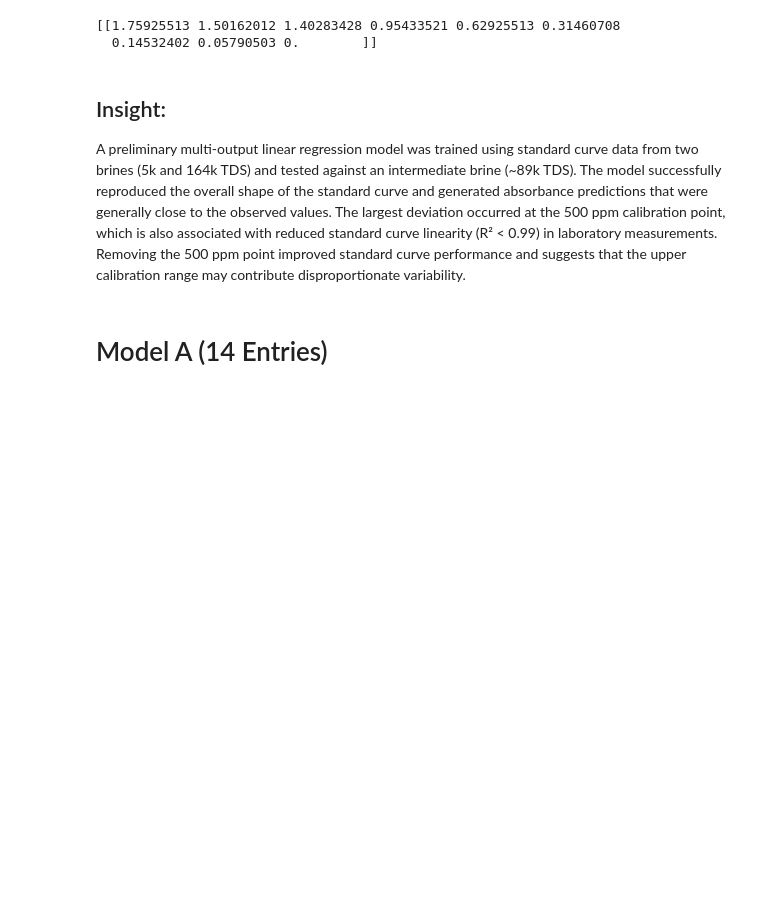
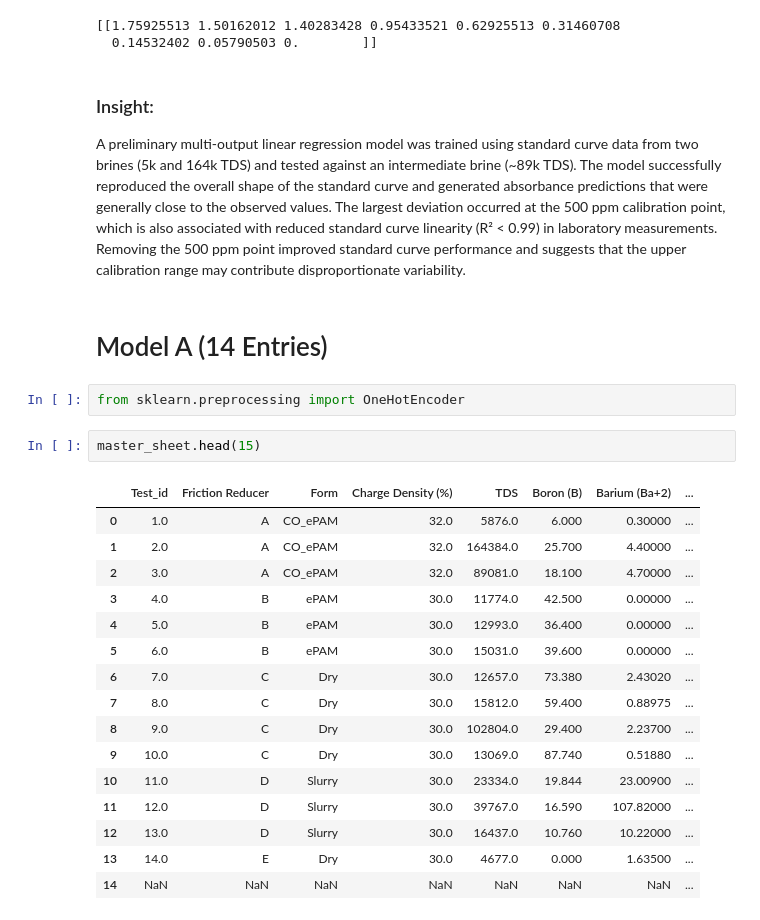
Before and after one commit to carloshurtadop9/PAM-ML-Project, a Jupyter notebook: PAM ML Notebook.ipynb, the cells around one changed output. Cells and saved outputs as stored; diff of their text form; blank space fills up the shorter version.

```diff
--- a/PAM ML Notebook.ipynb
+++ b/PAM ML Notebook.ipynb
@@ -212,7 +211,28 @@ print(Y_pred)
 [[1.75925513 1.50162012 1.40283428 0.95433521 0.62925513 0.31460708
   0.14532402 0.05790503 0.        ]]
 # %% [markdown]
-## Insight:
+### Insight:
 A preliminary multi-output linear regression model was trained using standard curve data from two brines (5k and 164k TDS) and tested against an intermediate brine (~89k TDS). The model successfully reproduced the overall shape of the standard curve and generated absorbance predictions that were generally close to the observed values. The largest deviation occurred at the 500 ppm calibration point, which is also associated with reduced standard curve linearity (R² < 0.99) in laboratory measurements. Removing the 500 ppm point improved standard curve performance and suggests that the upper calibration range may contribute disproportionate variability.
 # %% [markdown]
 # Model A (14 Entries)
+# %%
+from sklearn.preprocessing import OneHotEncoder
+# %%
+master_sheet.head(15)
+# %% [output]
+|  | Test_id | Friction Reducer | Form | Charge Density (%) | TDS | Boron (B) | Barium (Ba+2) | ... |
+| 0 | 1.0 | A | CO_ePAM | 32.0 | 5876.0 | 6.000 | 0.30000 | ... |
+| 1 | 2.0 | A | CO_ePAM | 32.0 | 164384.0 | 25.700 | 4.40000 | ... |
+| 2 | 3.0 | A | CO_ePAM | 32.0 | 89081.0 | 18.100 | 4.70000 | ... |
+| 3 | 4.0 | B | ePAM | 30.0 | 11774.0 | 42.500 | 0.00000 | ... |
+| 4 | 5.0 | B | ePAM | 30.0 | 12993.0 | 36.400 | 0.00000 | ... |
+| 5 | 6.0 | B | ePAM | 30.0 | 15031.0 | 39.600 | 0.00000 | ... |
+| 6 | 7.0 | C | Dry | 30.0 | 12657.0 | 73.380 | 2.43020 | ... |
+| 7 | 8.0 | C | Dry | 30.0 | 15812.0 | 59.400 | 0.88975 | ... |
+| 8 | 9.0 | C | Dry | 30.0 | 102804.0 | 29.400 | 2.23700 | ... |
+| 9 | 10.0 | C | Dry | 30.0 | 13069.0 | 87.740 | 0.51880 | ... |
+| 10 | 11.0 | D | Slurry | 30.0 | 23334.0 | 19.844 | 23.00900 | ... |
+| 11 | 12.0 | D | Slurry | 30.0 | 39767.0 | 16.590 | 107.82000 | ... |
+| 12 | 13.0 | D | Slurry | 30.0 | 16437.0 | 10.760 | 10.22000 | ... |
+| 13 | 14.0 | E | Dry | 30.0 | 4677.0 | 0.000 | 1.63500 | ... |
+| 14 | NaN | NaN | NaN | NaN | NaN | NaN | NaN | ... |
```
Also changed, not shown: parts of 8 cells of this notebook.
